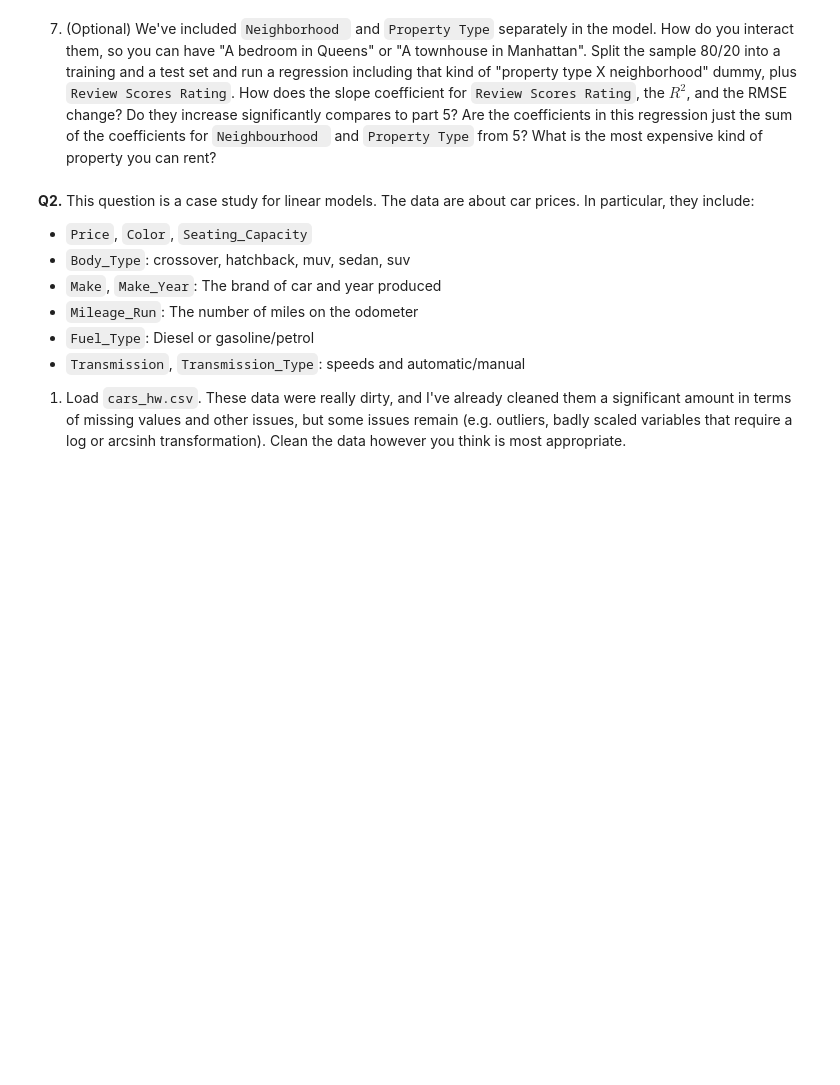
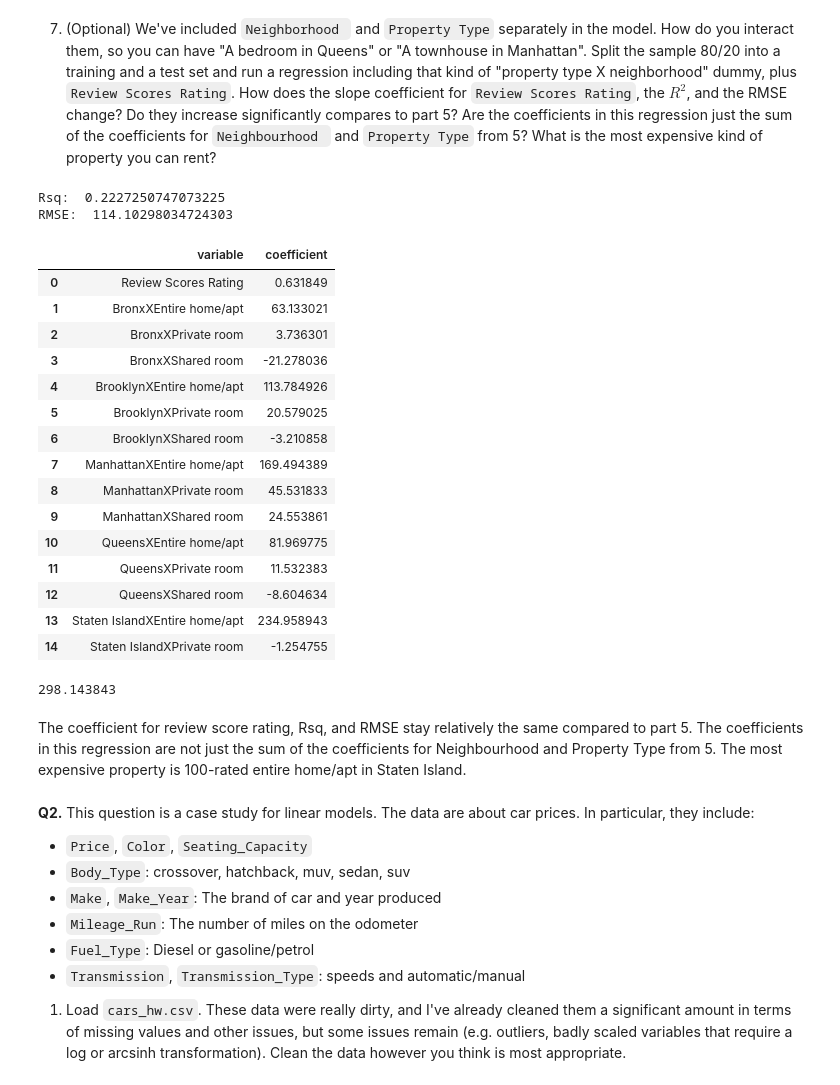
Before and after one commit to CarolWuuu/DS3001_linearRegression, a Jupyter notebook: assignment.ipynb, the cells around one changed output. Drawn from its saved outputs; the diff is of its cells as text; code cells hidden in the pictures; blank space fills up the shorter version.

```diff
--- a/assignment.ipynb
+++ b/assignment.ipynb
@@ -180,6 +187,54 @@ The most expensive property is 100-rated entire home/apt in Manhattan.
 For multiple linear regression, first regression would be our  𝑦  and all other variables would be 𝑥  of interest. The residuals were saved and regressed on each other. In part 4, the room type variable is not included and the coefficient on review was 1.03; in part 5 room type was included and the coefficient on review went down to 0.63. Some of the variation in prices by rating and neighbourhood is explained by the room types. With inclusion of room type, the other variables become less powerful predictors because some of their predictive power is correlated with room type. That's why the coefficient on rating shrinks.
 # %% [markdown]
 7. (Optional) We've included `Neighborhood ` and `Property Type` separately in the model. How do you interact them, so you can have "A bedroom in Queens" or "A townhouse in Manhattan". Split the sample 80/20 into a training and a test set and run a regression including that kind of "property type X neighborhood" dummy, plus `Review Scores Rating`. How does the slope coefficient for `Review Scores Rating`, the $R^2$, and the RMSE change? Do they increase significantly compares to part 5? Are the coefficients in this regression just the sum of the coefficients for `Neighbourhood ` and `Property Type` from 5? What is the most expensive kind of property you can rent?
+# %%
+y = df['Price']
+df['nbhdXroom'] = df['Neighbourhood '].astype('str')+'X'+df['Room Type'].astype('str')
+X = df.loc[:,['Review Scores Rating', 'nbhdXroom'] ]
+X_train, X_test, y_train, y_test = train_test_split(X,y, # Feature and target variables
+                                                    test_size=.2, # Split the sample 80 train/ 20 test
+                                                    random_state=100) # For replication purposes
+
+Z_train = pd.concat([X_train['Review Scores Rating'],
+                    pd.get_dummies(X_train['nbhdXroom'], dtype='int')],
+                    axis = 1)
+Z_test = pd.concat([X_test['Review Scores Rating'],
+                    pd.get_dummies(X_test['nbhdXroom'], dtype='int')],
+                    axis = 1)
+
+reg = linear_model.LinearRegression(fit_intercept=False).fit(Z_train,y_train) # Run regression
+
+y_hat = reg.predict(Z_test)
+print('Rsq: ', reg.score(Z_test,y_test)) # R2
+rmse = np.sqrt( np.mean( (y_test - y_hat)**2 ))
+print('RMSE: ', rmse) # R2
+results = pd.DataFrame({'variable':reg.feature_names_in_, 'coefficient': reg.coef_}) # Regression coefficients
+results
+# %% [output]
+Rsq:  0.2227250747073225
+RMSE:  114.10298034724303
+|  | variable | coefficient |
+| 0 | Review Scores Rating | 0.631849 |
+| 1 | BronxXEntire home/apt | 63.133021 |
+| 2 | BronxXPrivate room | 3.736301 |
+| 3 | BronxXShared room | -21.278036 |
+| 4 | BrooklynXEntire home/apt | 113.784926 |
+| 5 | BrooklynXPrivate room | 20.579025 |
+| 6 | BrooklynXShared room | -3.210858 |
+| 7 | ManhattanXEntire home/apt | 169.494389 |
+| 8 | ManhattanXPrivate room | 45.531833 |
+| 9 | ManhattanXShared room | 24.553861 |
+| 10 | QueensXEntire home/apt | 81.969775 |
+| 11 | QueensXPrivate room | 11.532383 |
+| 12 | QueensXShared room | -8.604634 |
+| 13 | Staten IslandXEntire home/apt | 234.958943 |
+| 14 | Staten IslandXPrivate room | -1.254755 |
+# %%
+0.631849*100+234.958943
+# %% [output]
+298.143843
+# %% [markdown]
+The coefficient for review score rating, Rsq, and RMSE stay relatively the same compared to part 5. The coefficients in this regression are not just the sum of the coefficients for Neighbourhood and Property Type from 5. The most expensive property is 100-rated entire home/apt in Staten Island.
 # %% [markdown]
 **Q2.** This question is a case study for linear models. The data are about car prices. In particular, they include:
 
```
Also changed, not shown: parts of 13 cells of this notebook.
